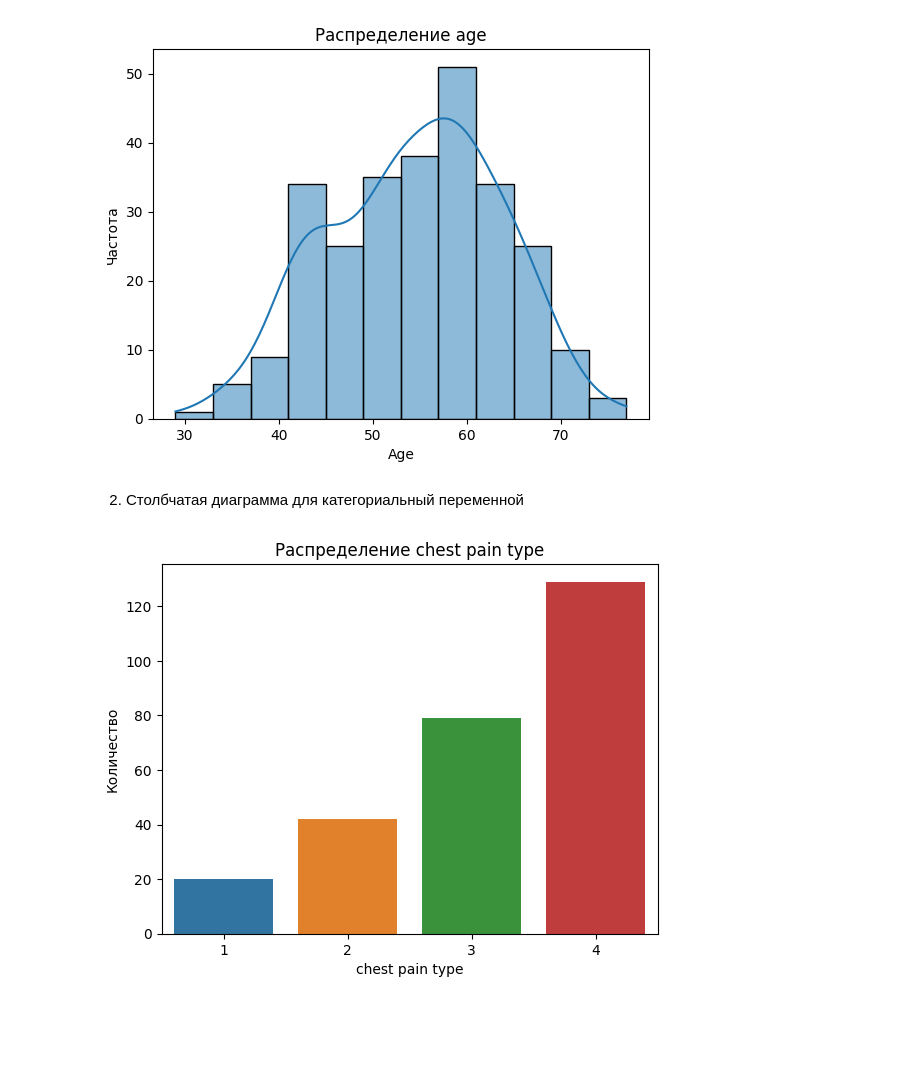
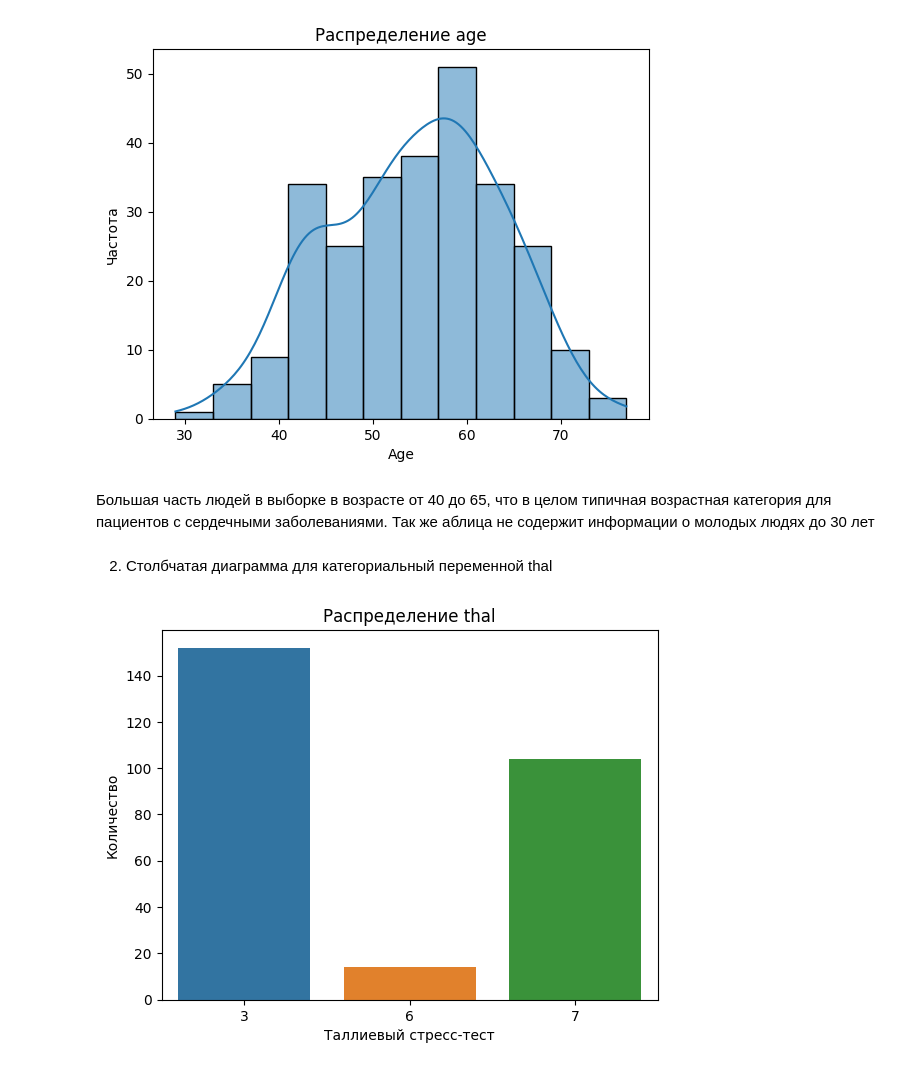
Before and after one commit to Kurennu/ML, a Jupyter notebook: task_1.ipynb, the cells around one changed output. Drawn from its saved outputs; the diff is of its cells as text; code cells hidden in the pictures; blank space fills up the shorter version.

```diff
--- a/1.ipynb
+++ b/task_1.ipynb
@@ -170,13 +176,15 @@ plt.ylabel('Частота')
 plt.show()
 # %% [output]
 [figure]
+# %% [markdown]
+Большая часть людей в выборке в возрасте от 40 до 65, что в целом типичная возрастная категория для пациентов с сердечными заболеваниями. Так же аблица не содержит информации о молодых людях до 30 лет
 # %% [markdown]
-2. Столбчатая диаграмма для категориальный переменной
+2. Столбчатая диаграмма для категориальный переменной thal
 # %%
-sns.countplot(x='chest pain type', data=df)
-plt.title('Распределение chest pain type')
-plt.xlabel('chest pain type')
+sns.countplot(x='thal', data=df)
+plt.title('Распределение thal')
+plt.xlabel('Таллиевый стресс-тест')
 plt.ylabel('Количество')
 plt.show()
 # %% [output]
-[figure, old version]
+[figure, new version]
```
Also changed, not shown: parts of 13 cells of this notebook, 1 other file.
